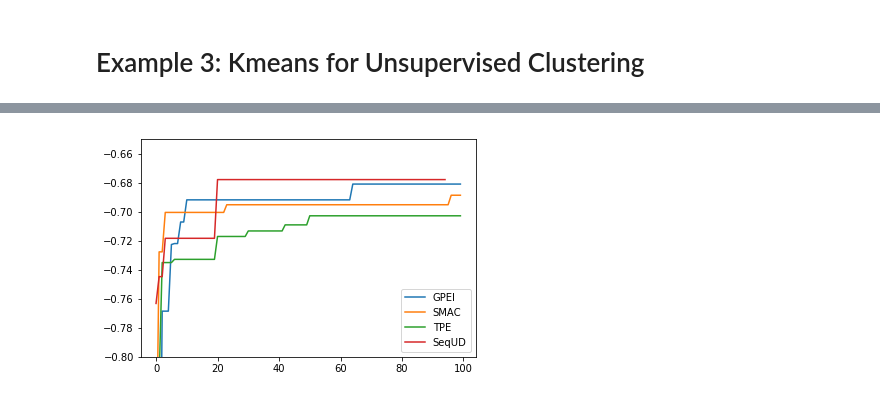
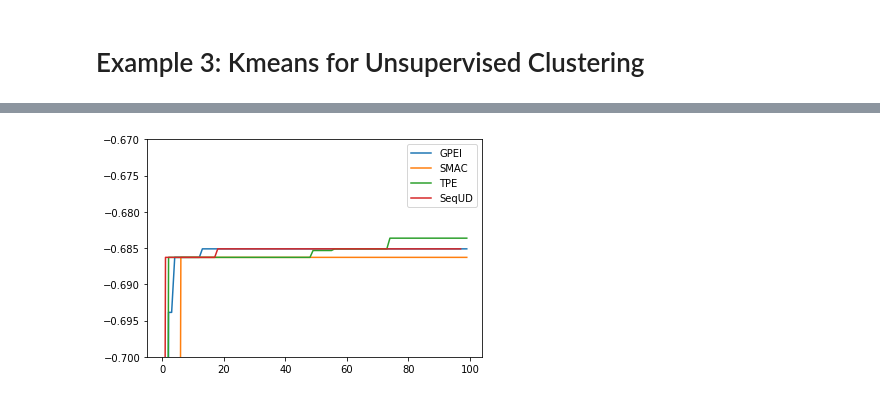
Before and after one commit to ZebinYang/SeqUD, a Jupyter notebook: examples/demo_sklearn_opt.ipynb, the cells around one changed output, grey strips where cells are left out. Cells and saved outputs as stored; diff of their text form; code cells hidden in the pictures.

```diff
--- a/examples/demo_sklearn_opt.ipynb
+++ b/examples/demo_sklearn_opt.ipynb
@@ -14,13 +16,13 @@ from sequd import SeqUD, GPEIOPT, SMACOPT, TPEOPT
 # Example 1: SVM for Classification
 # %%
 sx = MinMaxScaler()
-dt = datasets.load_breast_cancer()
+dt = datasets.fetch_openml(data_id=37)
 x = sx.fit_transform(dt.data)
 y = dt.target
 
 ParaSpace = {'C':{'Type': 'continuous', 'Range': [-6, 16], 'Wrapper': np.exp2},
-       'gamma': {'Type': 'continuous', 'Range': [-16, 6], 'Wrapper': np.exp2}}
+             'gamma': {'Type': 'continuous', 'Range': [-16, 6], 'Wrapper': np.exp2}}
 
 estimator = svm.SVC()
 score_metric = make_scorer(accuracy_score, True)
-cv = KFold(n_splits=5, random_state=0, shuffle=True)
+cv = KFold(n_splits=5, random_state=random_state, shuffle=True)
@@ -202,23 +229,27 @@ plt.show()
 sx = MinMaxScaler()
 dt = datasets.load_iris()
 x = sx.fit_transform(dt.data)
-y = dt.target.reshape([-1,1])
+y = dt.target.reshape([-1, 1])
 
+random_state = 0
 ParaSpace = {'n_clusters':  {'Type': 'integer',    'Mapping': np.linspace(2, 9, 8)},
-             'tol':         {'Type': 'continuous', 'Range': [-6, -3], 'Wrapper': lambda x: 10**x}}
+             'tol':         {'Type': 'continuous', 'Range': [-6, -1], 'Wrapper': lambda x: 10**x}}
 estimator = KMeans()
-cv = KFold(n_splits=5, random_state=0, shuffle=True)
+cv = KFold(n_splits=5, random_state=random_state, shuffle=True)
 # %%
-sequd_clf = SeqUD(ParaSpace, n_runs_per_stage=20, max_runs=100, max_search_iter=100, n_jobs=10,
-                 estimator=estimator, cv=cv, refit=None, verbose=True)
+sequd_clf = SeqUD(ParaSpace, n_runs_per_stage=15, max_runs=100, max_search_iter=50, n_jobs=10,
+                 estimator=estimator, cv=cv, refit=True, random_state=random_state, verbose=True)
 sequd_clf.fit(x)
 
-tpe_clf = TPEOPT(ParaSpace, max_runs=100, estimator=estimator, cv=cv, refit=True, random_state=0, verbose=True)
+tpe_clf = TPEOPT(ParaSpace, max_runs=100, estimator=estimator, cv=cv,
+                 refit=True, random_state=random_state, verbose=True)
 tpe_clf.fit(x)
 
-smac_clf = SMACOPT(ParaSpace,max_runs=100, estimator=estimator, cv=cv, refit=True, random_state=0, verbose=True)
+smac_clf = SMACOPT(ParaSpace,max_runs=100, estimator=estimator, cv=cv,
+                   refit=True, random_state=random_state, verbose=True)
 smac_clf.fit(x)
 
-gpei_clf = GPEIOPT(ParaSpace, max_runs=100, estimator=estimator, cv=cv, refit=True, random_state=0, verbose=True)
+gpei_clf = GPEIOPT(ParaSpace, max_runs=100, estimator=estimator, cv=cv,
+                   refit=True, random_state=random_state, verbose=True)
 gpei_clf.fit(x)
 # %% [output]
@@ -255,10 +288,10 @@ tol                 : 1e-05
 # %%
 plt.plot(gpei_clf.logs["score"].cummax())
 plt.plot(smac_clf.logs["score"].cummax())
 plt.plot(tpe_clf.logs["score"].cummax())
 plt.plot(sequd_clf.logs["score"].cummax())
 plt.legend(['GPEI', 'SMAC', 'TPE', 'SeqUD'])
-plt.ylim(-0.8, -0.65)
+plt.ylim(-0.7, -0.67)
 plt.show()
 # %% [output]
-[figure, old version]
+[figure, new version]
```
Also changed, not shown: parts of 12 cells of this notebook, 18 other files.
